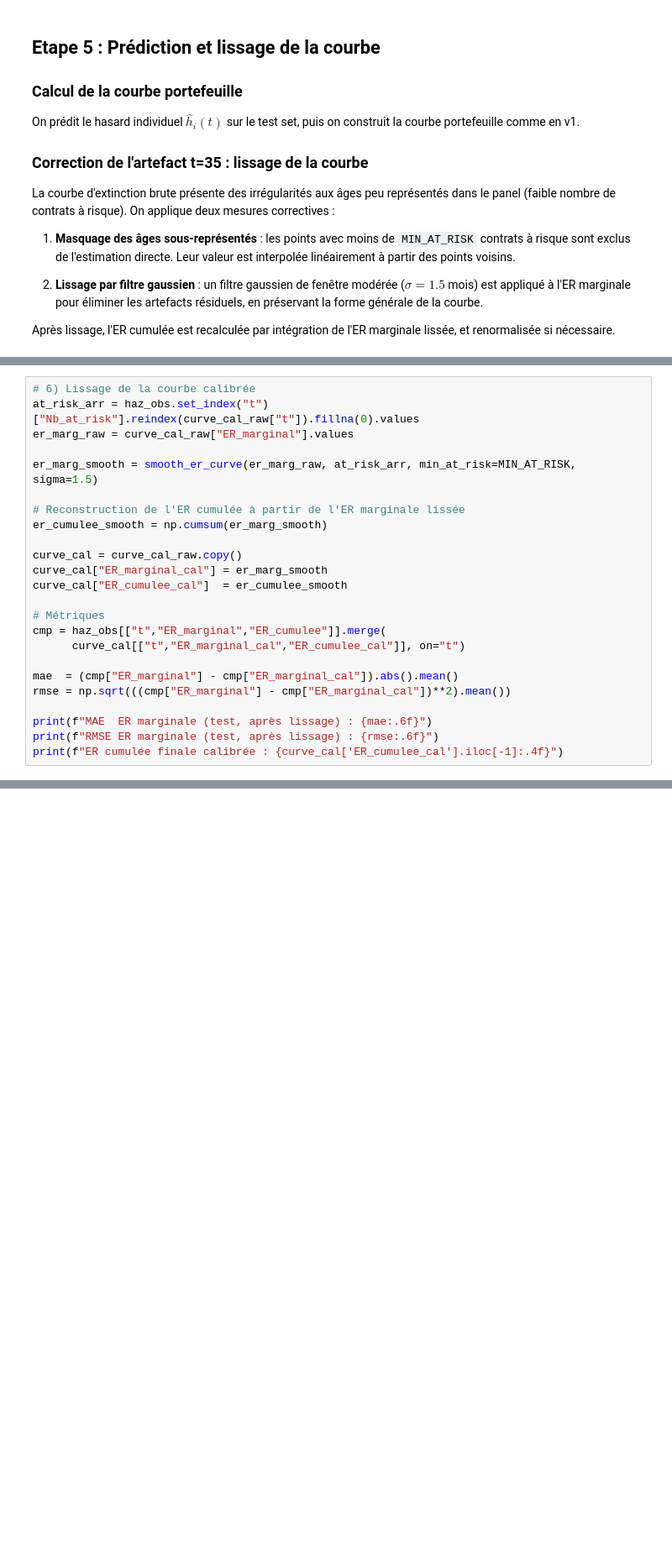
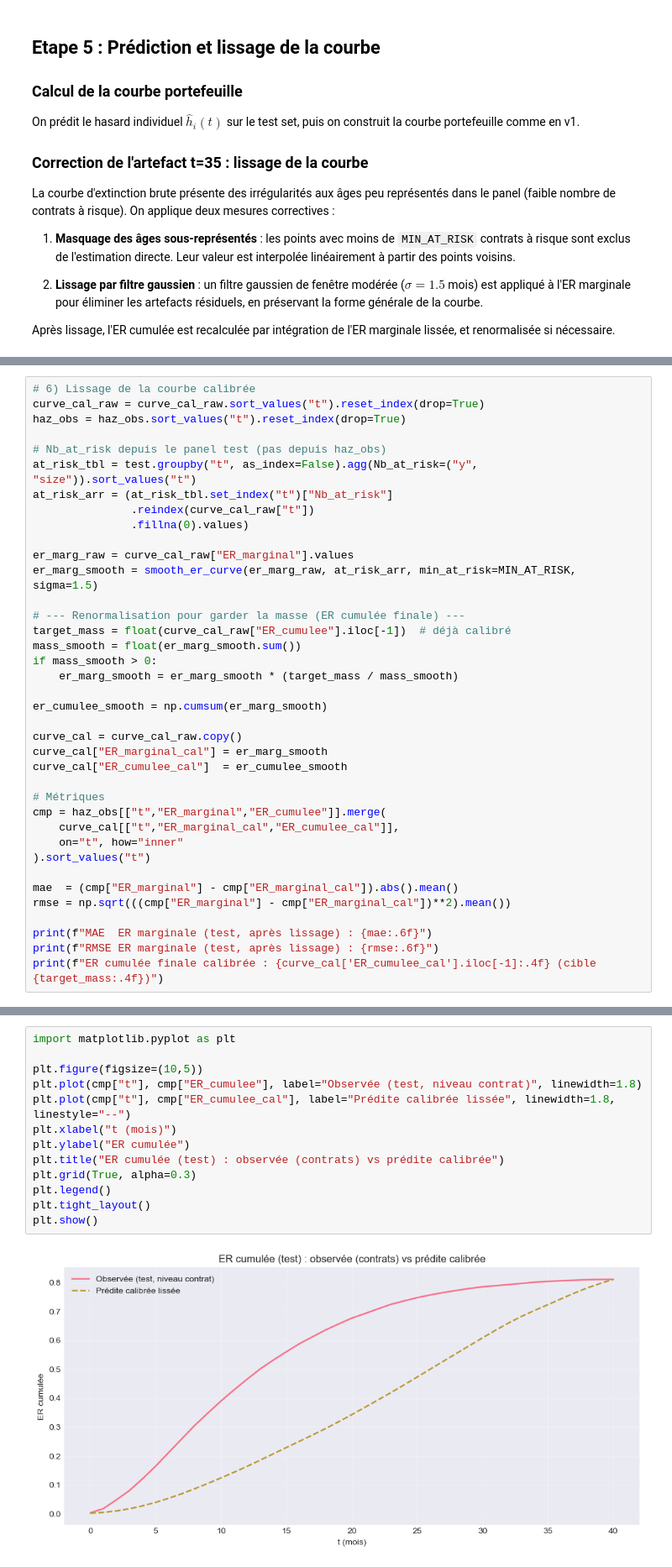
Before and after one commit to Endoresuu/PFE, a Jupyter notebook: hazard_discret_vtaux.ipynb, the cells around one changed output, grey strips where cells are left out. Shown at 84% size. Drawn from its saved outputs; the diff is of its cells as text; blank space fills up the shorter version.

```diff
--- a/hazard_discret_vtaux.ipynb
+++ b/hazard_discret_vtaux.ipynb
@@ -524,11 +550,23 @@ delta_star v2 = 0.4379  (v1 : 0.94 sur le fold 3)
 # %%
 # 6) Lissage de la courbe calibrée
-at_risk_arr = haz_obs.set_index("t")["Nb_at_risk"].reindex(curve_cal_raw["t"]).fillna(0).values
+curve_cal_raw = curve_cal_raw.sort_values("t").reset_index(drop=True)
+haz_obs = haz_obs.sort_values("t").reset_index(drop=True)
+
+# Nb_at_risk depuis le panel test (pas depuis haz_obs)
+at_risk_tbl = test.groupby("t", as_index=False).agg(Nb_at_risk=("y", "size")).sort_values("t")
+at_risk_arr = (at_risk_tbl.set_index("t")["Nb_at_risk"]
+               .reindex(curve_cal_raw["t"])
+               .fillna(0).values)
+
 er_marg_raw = curve_cal_raw["ER_marginal"].values
-
 er_marg_smooth = smooth_er_curve(er_marg_raw, at_risk_arr, min_at_risk=MIN_AT_RISK, sigma=1.5)
 
-# Reconstruction de l'ER cumulée à partir de l'ER marginale lissée
+# --- Renormalisation pour garder la masse (ER cumulée finale) ---
+target_mass = float(curve_cal_raw["ER_cumulee"].iloc[-1])  # déjà calibré
+mass_smooth = float(er_marg_smooth.sum())
+if mass_smooth > 0:
+    er_marg_smooth = er_marg_smooth * (target_mass / mass_smooth)
+
 er_cumulee_smooth = np.cumsum(er_marg_smooth)
 
 curve_cal = curve_cal_raw.copy()
@@ -537,12 +575,14 @@ curve_cal["ER_cumulee_cal"]  = er_cumulee_smooth
 
 # Métriques
 cmp = haz_obs[["t","ER_marginal","ER_cumulee"]].merge(
-      curve_cal[["t","ER_marginal_cal","ER_cumulee_cal"]], on="t")
+    curve_cal[["t","ER_marginal_cal","ER_cumulee_cal"]],
+    on="t", how="inner"
+).sort_values("t")
 
 mae  = (cmp["ER_marginal"] - cmp["ER_marginal_cal"]).abs().mean()
 rmse = np.sqrt(((cmp["ER_marginal"] - cmp["ER_marginal_cal"])**2).mean())
 
 print(f"MAE  ER marginale (test, après lissage) : {mae:.6f}")
 print(f"RMSE ER marginale (test, après lissage) : {rmse:.6f}")
-print(f"ER cumulée finale calibrée : {curve_cal['ER_cumulee_cal'].iloc[-1]:.4f}")
+print(f"ER cumulée finale calibrée : {curve_cal['ER_cumulee_cal'].iloc[-1]:.4f} (cible {target_mass:.4f})")
 # %% [output]
@@ -578,3 +592,18 @@ plt.show()
+# %%
+import matplotlib.pyplot as plt
+
+plt.figure(figsize=(10,5))
+plt.plot(cmp["t"], cmp["ER_cumulee"], label="Observée (test, niveau contrat)", linewidth=1.8)
+plt.plot(cmp["t"], cmp["ER_cumulee_cal"], label="Prédite calibrée lissée", linewidth=1.8, linestyle="--")
+plt.xlabel("t (mois)")
+plt.ylabel("ER cumulée")
+plt.title("ER cumulée (test) : observée (contrats) vs prédite calibrée")
+plt.grid(True, alpha=0.3)
+plt.legend()
+plt.tight_layout()
+plt.show()
+# %% [output]
+[figure, added]
 # %% [markdown]
 ## Etape 6 : Backtesting sur fenêtres disjointes
 
```
Also changed, not shown: parts of 13 cells of this notebook, 1 other file.
